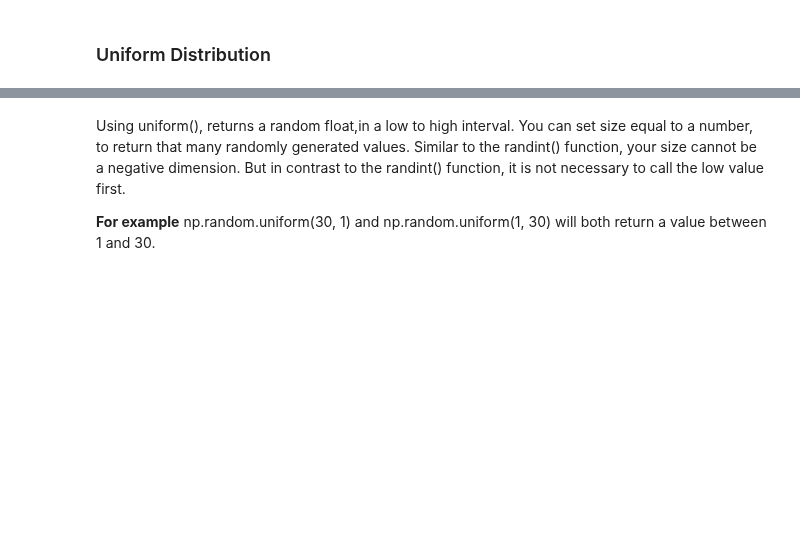
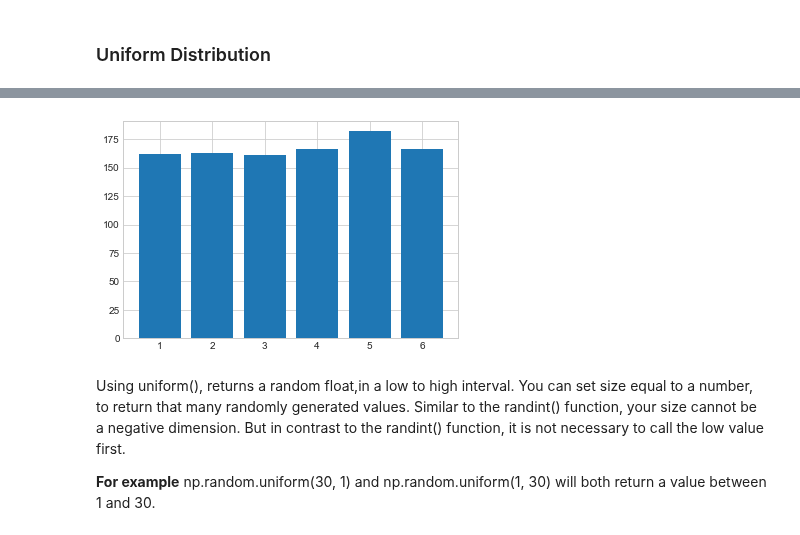
Before and after one commit to MarionMcG/numpy.random, a Jupyter notebook: numpy-random.ipynb, the cells around one changed output, grey strips where cells are left out. Saved outputs shown, nothing was run; the diff lists cells and outputs as text; code cells hidden in the pictures; blank space fills up the shorter version.

Commit message:
Uniform dist- dice roll experiment with randint()

```diff
--- a/numpy-random.ipynb
+++ b/numpy-random.ipynb
@@ -312,3 +319,11 @@ In examining five distributions contained in the NumPy.random package, we will l
+# %%
+dice = np.random.randint(1, 7, 1000)
+count = collections.Counter(dice).values()
+x = [1, 2, 3, 4, 5, 6]
+plt.bar(x, count)
+plt.show()
+# %% [output]
+[figure, added]
 # %% [markdown]
 Using uniform(), returns a random float,in a low to high interval. You can set size equal to a number, to return that many randomly generated values. Similar to the randint() function, your size cannot be a negative dimension. But in contrast to the randint() function, it is not necessary to call the low value first.
 
```
Also changed, not shown: parts of 5 cells of this notebook.
